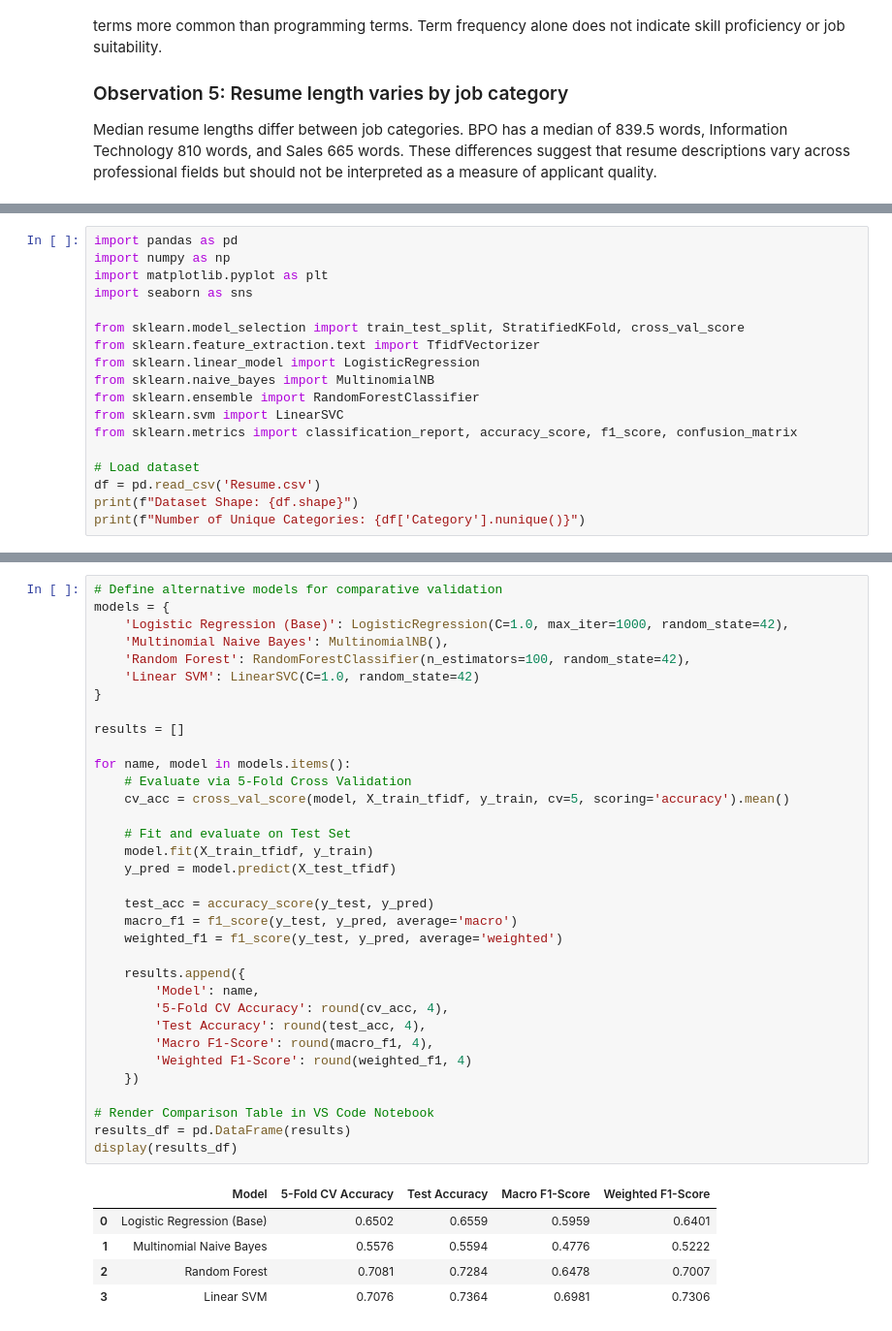
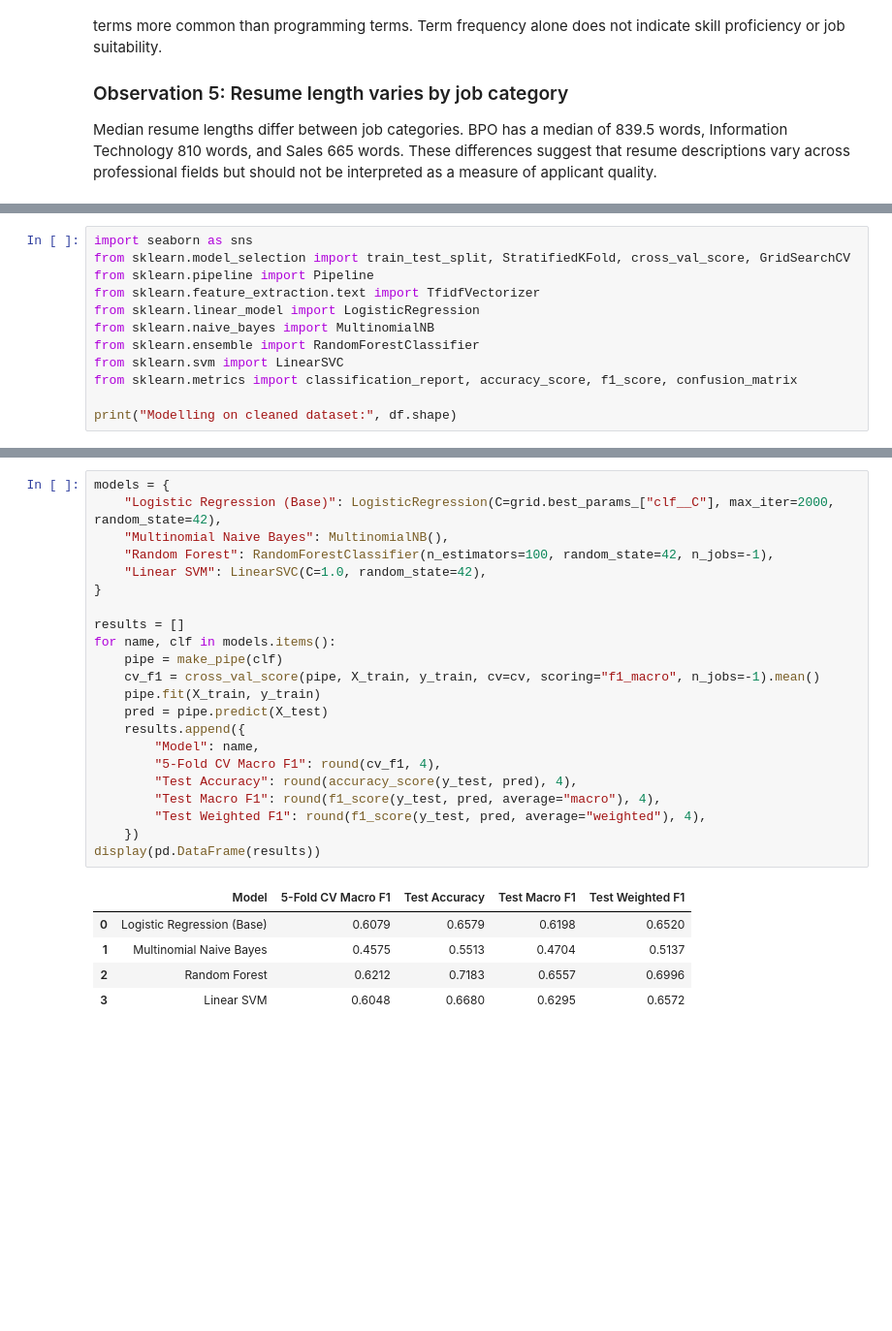
Before and after one commit to Telios4/SemProject_MLEngine, a Jupyter notebook: LogisticRegression_Base.ipynb, the cells around one changed output, grey strips where cells are left out. Shown at 97% size. Saved outputs shown, nothing was run; the diff lists cells and outputs as text; blank space fills up the shorter version.

```diff
--- a/LogisticRegression_Base.ipynb
+++ b/LogisticRegression_Base.ipynb
@@ -431,11 +458,8 @@ Note: you may need to restart the kernel to use updated packages.
 [notice] To update, run: C:\Users\david\AppData\Local\Microsoft\WindowsApps\PythonSoftwareFoundation.Python.3.11_qbz5n2kfra8p0\python.exe -m pip install --upgrade pip
 # %%
-import pandas as pd
-import numpy as np
-import matplotlib.pyplot as plt
 import seaborn as sns
-
-from sklearn.model_selection import train_test_split, StratifiedKFold, cross_val_score
+from sklearn.model_selection import train_test_split, StratifiedKFold, cross_val_score, GridSearchCV
+from sklearn.pipeline import Pipeline
 from sklearn.feature_extraction.text import TfidfVectorizer
 from sklearn.linear_model import LogisticRegression
 from sklearn.naive_bayes import MultinomialNB
@@ -443,8 +467,5 @@ from sklearn.ensemble import RandomForestClassifier
 from sklearn.svm import LinearSVC
 from sklearn.metrics import classification_report, accuracy_score, f1_score, confusion_matrix
 
-# Load dataset
-df = pd.read_csv('Resume.csv')
-print(f"Dataset Shape: {df.shape}")
-print(f"Number of Unique Categories: {df['Category'].nunique()}")
+print("Modelling on cleaned dataset:", df.shape)
 # %% [output]
@@ -499,41 +516,29 @@ Base Model 5-Fold CV Weighted F1-Score: 0.6321 (+/- 0.0237)
 # %%
-# Define alternative models for comparative validation
 models = {
-    'Logistic Regression (Base)': LogisticRegression(C=1.0, max_iter=1000, random_state=42),
-    'Multinomial Naive Bayes': MultinomialNB(),
-    'Random Forest': RandomForestClassifier(n_estimators=100, random_state=42),
-    'Linear SVM': LinearSVC(C=1.0, random_state=42)
+    "Logistic Regression (Base)": LogisticRegression(C=grid.best_params_["clf__C"], max_iter=2000, random_state=42),
+    "Multinomial Naive Bayes": MultinomialNB(),
+    "Random Forest": RandomForestClassifier(n_estimators=100, random_state=42, n_jobs=-1),
+    "Linear SVM": LinearSVC(C=1.0, random_state=42),
 }
 
 results = []
-
-for name, model in models.items():
-    # Evaluate via 5-Fold Cross Validation
-    cv_acc = cross_val_score(model, X_train_tfidf, y_train, cv=5, scoring='accuracy').mean()
-
-    # Fit and evaluate on Test Set
-    model.fit(X_train_tfidf, y_train)
-    y_pred = model.predict(X_test_tfidf)
-
-    test_acc = accuracy_score(y_test, y_pred)
-    macro_f1 = f1_score(y_test, y_pred, average='macro')
-    weighted_f1 = f1_score(y_test, y_pred, average='weighted')
-
+for name, clf in models.items():
+    pipe = make_pipe(clf)
+    cv_f1 = cross_val_score(pipe, X_train, y_train, cv=cv, scoring="f1_macro", n_jobs=-1).mean()
+    pipe.fit(X_train, y_train)
+    pred = pipe.predict(X_test)
     results.append({
-        'Model': name,
-        '5-Fold CV Accuracy': round(cv_acc, 4),
-        'Test Accuracy': round(test_acc, 4),
-        'Macro F1-Score': round(macro_f1, 4),
-        'Weighted F1-Score': round(weighted_f1, 4)
+        "Model": name,
+        "5-Fold CV Macro F1": round(cv_f1, 4),
+        "Test Accuracy": round(accuracy_score(y_test, pred), 4),
+        "Test Macro F1": round(f1_score(y_test, pred, average="macro"), 4),
+        "Test Weighted F1": round(f1_score(y_test, pred, average="weighted"), 4),
     })
-
-# Render Comparison Table in VS Code Notebook
-results_df = pd.DataFrame(results)
-display(results_df)
+display(pd.DataFrame(results))
 # %% [output]
-|  | Model | 5-Fold CV Accuracy | Test Accuracy | Macro F1-Score | Weighted F1-Score |
-| 0 | Logistic Regression (Base) | 0.6502 | 0.6559 | 0.5959 | 0.6401 |
-| 1 | Multinomial Naive Bayes | 0.5576 | 0.5594 | 0.4776 | 0.5222 |
-| 2 | Random Forest | 0.7081 | 0.7284 | 0.6478 | 0.7007 |
-| 3 | Linear SVM | 0.7076 | 0.7364 | 0.6981 | 0.7306 |
+|  | Model | 5-Fold CV Macro F1 | Test Accuracy | Test Macro F1 | Test Weighted F1 |
+| 0 | Logistic Regression (Base) | 0.6079 | 0.6579 | 0.6198 | 0.6520 |
+| 1 | Multinomial Naive Bayes | 0.4575 | 0.5513 | 0.4704 | 0.5137 |
+| 2 | Random Forest | 0.6212 | 0.7183 | 0.6557 | 0.6996 |
+| 3 | Linear SVM | 0.6048 | 0.6680 | 0.6295 | 0.6572 |
 # %%
```
Also changed, not shown: parts of 17 cells of this notebook.
